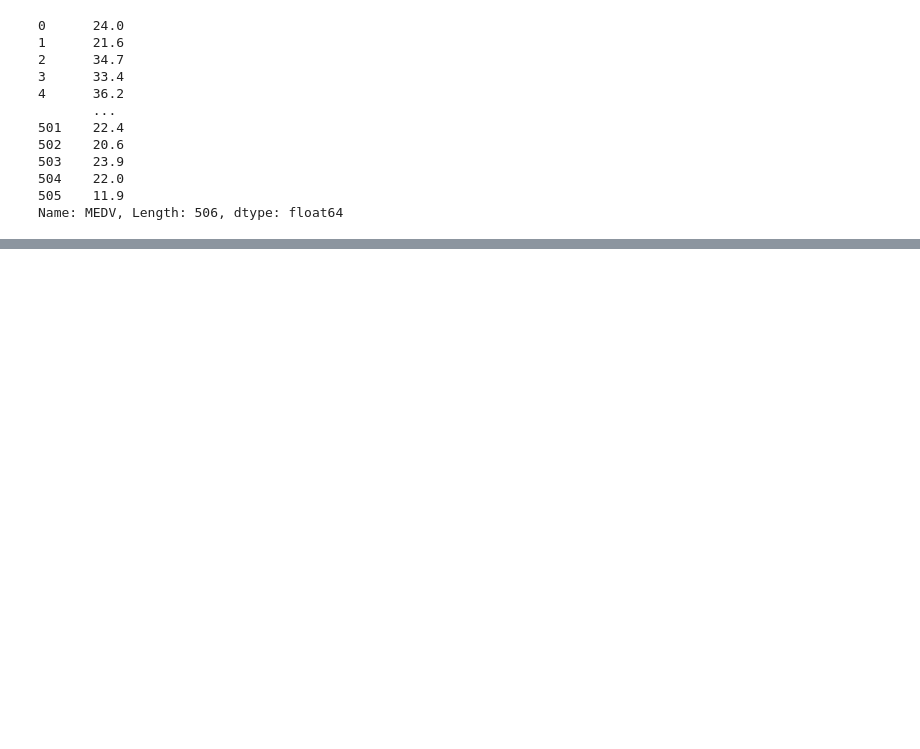
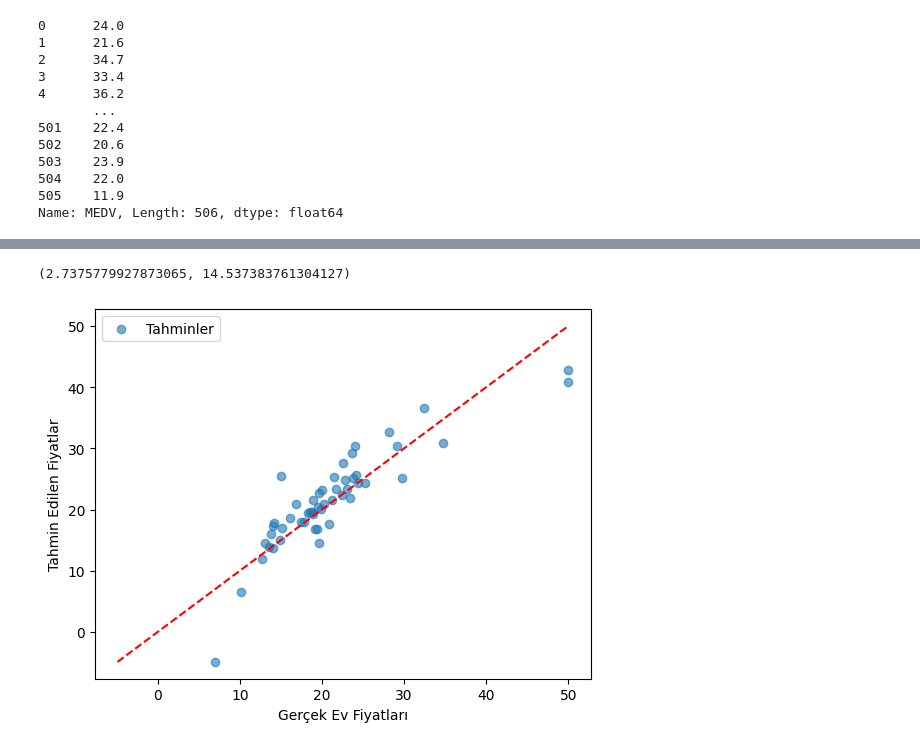
Before and after one commit to halitkalayci/acunmedya-akademi-python-a-conda, a Jupyter notebook: house_price_ml/Untitled.ipynb, the cells around one changed output, grey strips where cells are left out. Cells and saved outputs as stored; diff of their text form; code cells hidden in the pictures; blank space fills up the shorter version.

Commit message:
linear regression

```diff
--- a/house_price_ml/Untitled.ipynb
+++ b/house_price_ml/Untitled.ipynb
@@ -120,4 +120,4 @@ Name: MEDV, Length: 506, dtype: float64
 # Veriyi train ve test split etmek.
 from sklearn.model_selection import train_test_split
 # %%
-train_test_split(X, y, test_size=0.5, random_state=42)
+X_train, X_test, y_train, y_test = train_test_split(X, y, test_size=0.1, random_state=42)
@@ -141,0 +137,3 @@ train_test_split(X, y, test_size=0.5, random_state=42)
+# %%
+model = LinearRegression()
+model.fit(X_train, y_train)
@@ -141,0 +142,5 @@ train_test_split(X, y, test_size=0.5, random_state=42)
+# %%
+y_pred = model.predict(X_test)
+y_pred
+
+# Git eğitildiğin gibi şu X_test verileriyle tahminler yap ve bana ver.
@@ -141,0 +161,12 @@ train_test_split(X, y, test_size=0.5, random_state=42)
+# %%
+# MAE
+mae = mean_absolute_error(y_test, y_pred)
+
+
+# MSE
+mse = mean_squared_error(y_test, y_pred)
+
+mae, mse
+# Bu skorlar ne kadar düşükse modelim o kadar iyi çalışıyor!
+# %% [output]
+(2.7375779927873065, 14.537383761304127)
@@ -141,0 +175,14 @@ train_test_split(X, y, test_size=0.5, random_state=42)
+# %%
+plot.scatter(y_test, y_pred, label="Tahminler", alpha=0.6)
+plot.xlabel("Gerçek Ev Fiyatları")
+plot.ylabel("Tahmin Edilen Fiyatlar")
+plot.legend()
+
+min_val = min(y_test.min(), y_pred.min())
+max_val = max(y_test.max(), y_pred.max())
+
+plot.plot([min_val,max_val], [min_val,max_val],color="red", linestyle="--")
+
+plot.show()
+# %% [output]
+[figure, added]
```
Also changed, not shown: parts of 9 cells of this notebook.
